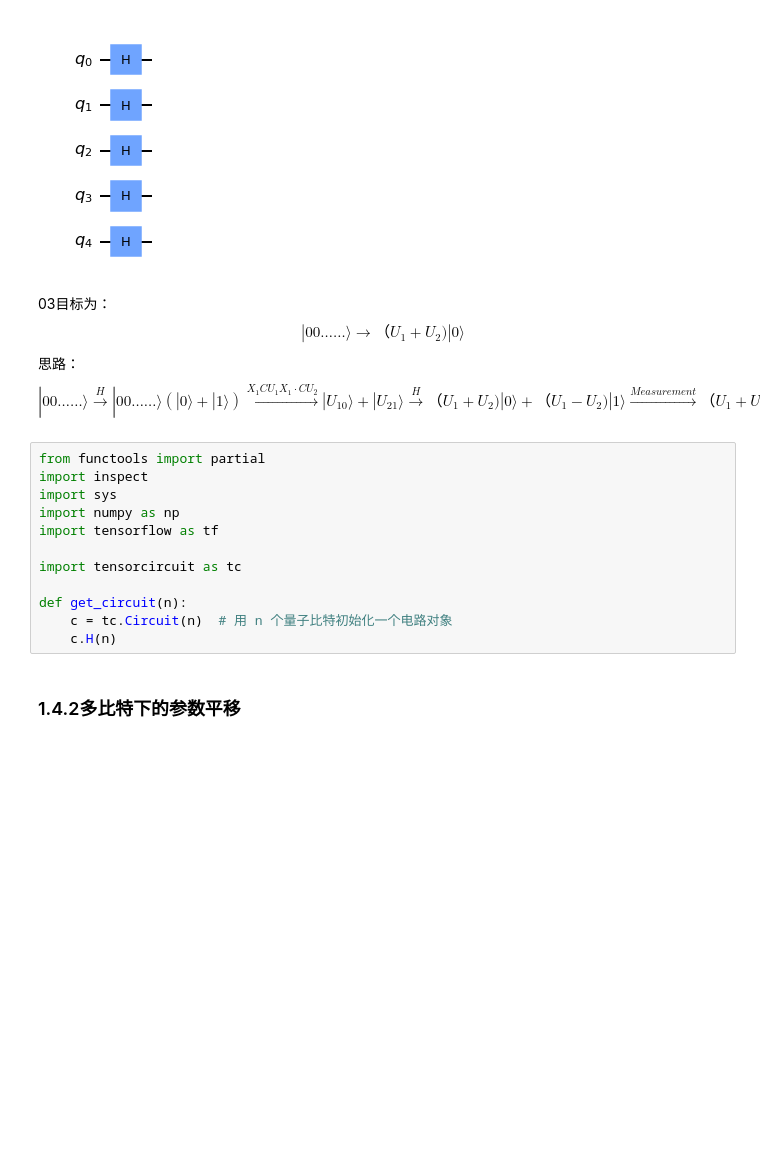
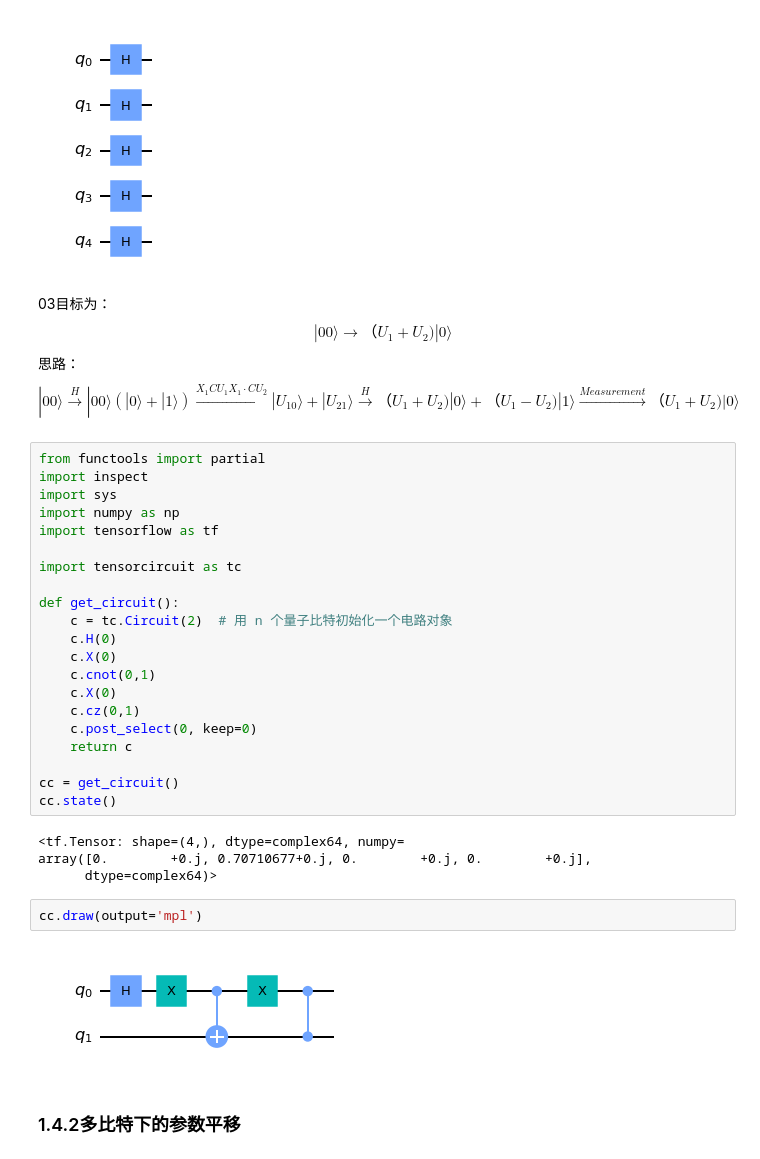
Before and after one commit to BenjaminT2048/quantum_simulations, a Jupyter notebook: coding diary.ipynb, the cells around one changed output. Saved outputs shown, nothing was run; the diff lists cells and outputs as text; blank space fills up the shorter version.

```diff
--- a/coding diary.ipynb
+++ b/coding diary.ipynb
@@ -409,8 +443,8 @@ get_circuit(n).draw(output='mpl')
 # %% [output]
 [figure]
 # %% [markdown]
-03目标为：$$|00……\rangle\rightarrow（U_1+U_2)|0\rangle$$
-思路：$$|00……\rangle\stackrel{H}{\longrightarrow}|00……\rangle(|0\rangle+|1\rangle)\stackrel{X_1CU_1X_1\cdot CU_2}{\longrightarrow}|U_10\rangle+|U_21\rangle\stackrel{H}{\longrightarrow}（U_1+U_2)|0\rangle+（U_1-U_2)|1\rangle\stackrel{Measurement}{\longrightarrow}（U_1+U_2)|0\rangle$$
+03目标为：$$|00\rangle\rightarrow（U_1+U_2)|0\rangle$$
+思路：$$|00\rangle\stackrel{H}{\longrightarrow}|00\rangle(|0\rangle+|1\rangle)\stackrel{X_1CU_1X_1\cdot CU_2}{\longrightarrow}|U_10\rangle+|U_21\rangle\stackrel{H}{\longrightarrow}（U_1+U_2)|0\rangle+（U_1-U_2)|1\rangle\stackrel{Measurement}{\longrightarrow}（U_1+U_2)|0\rangle$$
 # %%
 from functools import partial
 import inspect
@@ -420,9 +454,26 @@ import tensorflow as tf
 
 import tensorcircuit as tc
 
-def get_circuit(n):
-    c = tc.Circuit(n)  # 用 n 个量子比特初始化一个电路对象
-    c.H(n)
+def get_circuit():
+    c = tc.Circuit(2)  # 用 n 个量子比特初始化一个电路对象
+    c.H(0)
+    c.X(0)
+    c.cnot(0,1)
+    c.X(0)
+    c.cz(0,1)
+    c.post_select(0, keep=0)
+    return c
+
+cc = get_circuit()
+cc.state()
+# %% [output]
+<tf.Tensor: shape=(4,), dtype=complex64, numpy=
+array([0.        +0.j, 0.70710677+0.j, 0.        +0.j, 0.        +0.j],
+      dtype=complex64)>
+# %%
+cc.draw(output='mpl')
+# %% [output]
+[figure, added]
 # %% [markdown]
 ### 1.4.2多比特下的参数平移
 # %%
```
Also changed, not shown: parts of 10 cells of this notebook.
